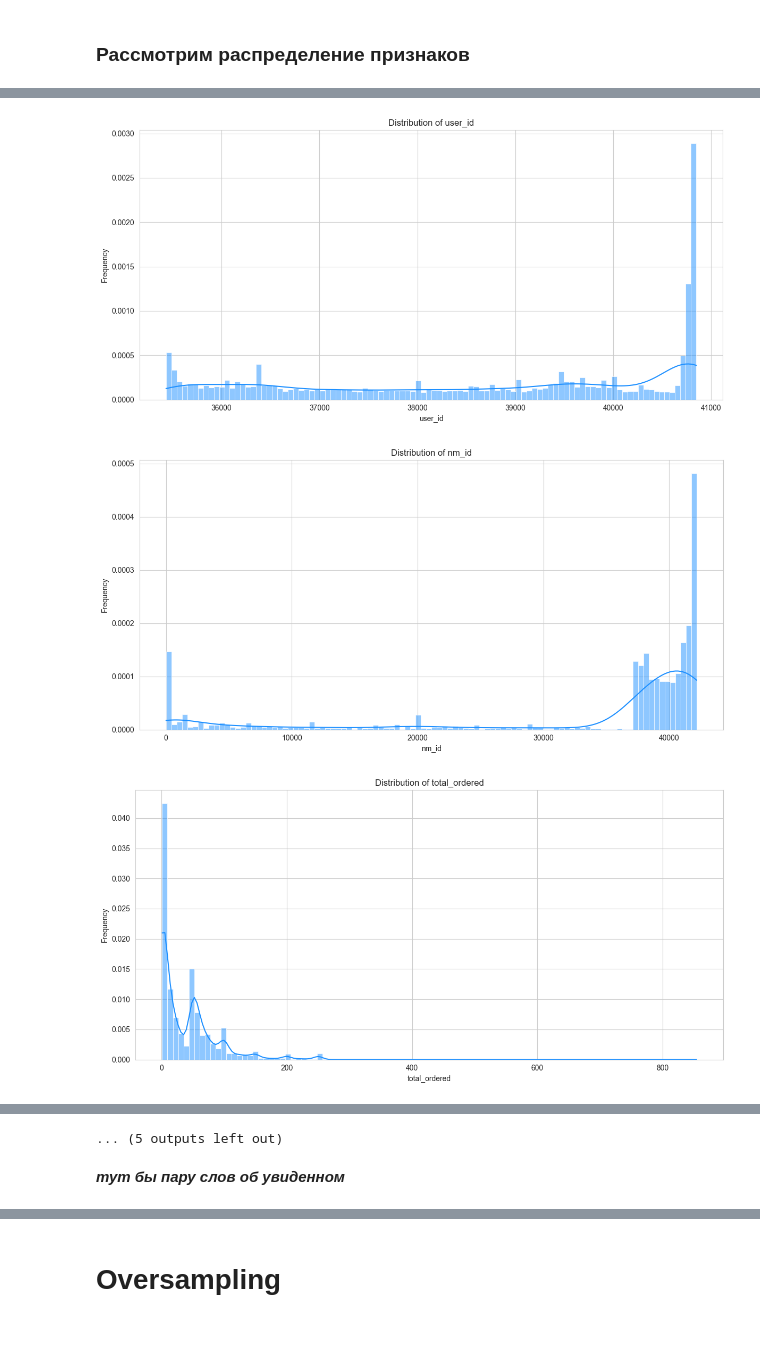
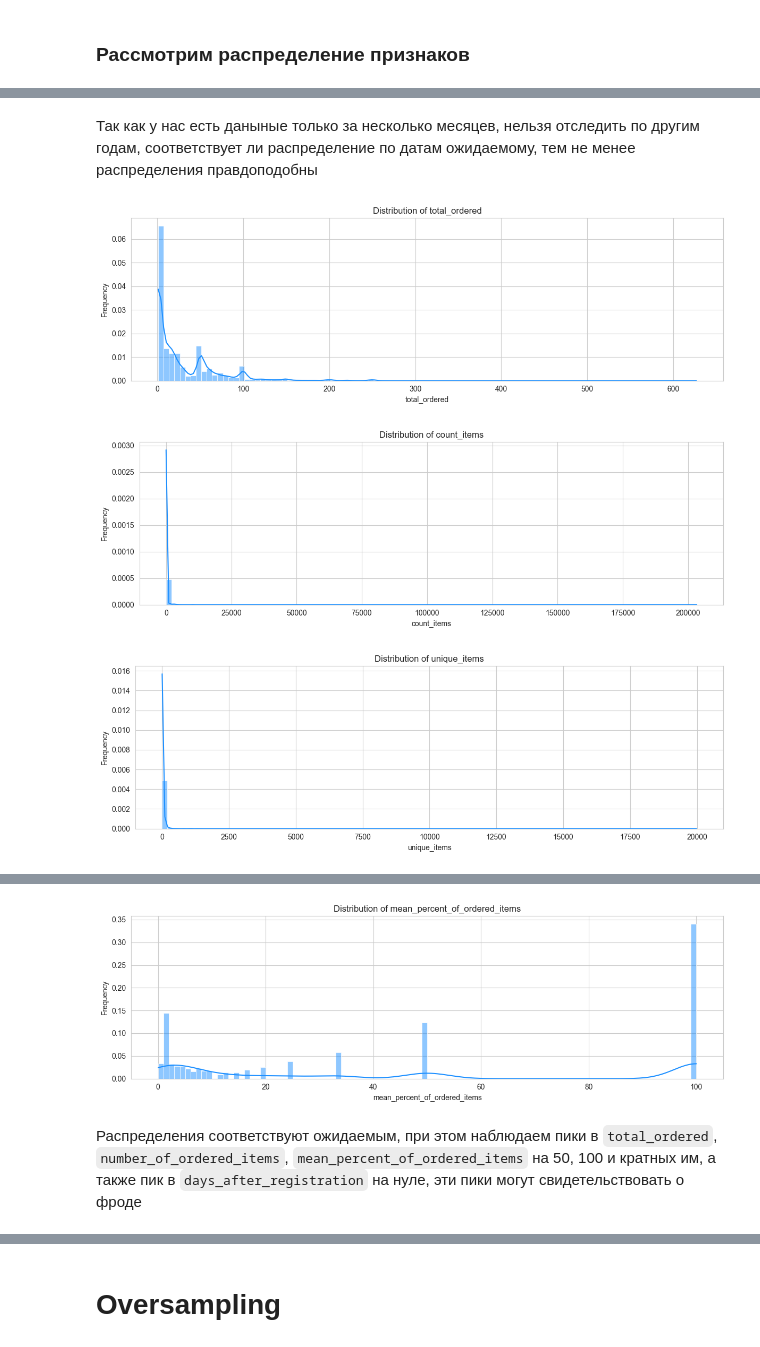
Before and after one commit to timu-ryan/wb-hackathon, a Jupyter notebook: ml/stock_detection.ipynb, the cells around one changed output, grey strips where cells are left out. Cells and saved outputs as stored; diff of their text form; code cells hidden in the pictures.

```diff
--- a/ml/stock_detection.ipynb
+++ b/ml/stock_detection.ipynb
@@ -111,15 +111,12 @@
 # %% [markdown]
 ### Рассмотрим распределение признаков
 # %%
-%matplotlib inline
 import pandas as pd
 import matplotlib.pyplot as plt
 import seaborn as sns
 import numpy as np
 
+data_train = pd.read_csv('./data/df_train.csv')
 
-data = pd.read_csv('./data/df_test.csv')
-# Distribution
-# Setting the style for the plots
-sns.set_style('whitegrid')
+display(data_train.head())
 # %% [output]
@@ -126,0 +173,3 @@ FileNotFoundError: [Errno 2] No such file or directory: './data/df_test.csv'
+# %%
+# Вызываем функцию для тренировочного датасета
+data_train = base_preprocess(data_train)
@@ -127,35 +222,34 @@ FileNotFoundError: [Errno 2] No such file or directory: './data/df_test.csv'
+# %% [markdown]
+Так как у нас есть даныные только за несколько месяцев, нельзя отследить по другим годам, соответствует ли распределение по датам ожидаемому, тем не менее распределения правдоподобны
 # %%
-# Filtering out numerical columns
-numerical_columns = data.select_dtypes(include=['float64', 'int64']).columns
+sns.set_style('whitegrid')
 
-# plt.figure(figsize=(20, 40)) # прошлый формат
+# Фильтруем категориальные и численные параметры и исключаем айди
+cat_columns = ["is_paid", "is_courier", "service", "payment_type"]
 
-# Plotting histograms for each numerical column
+numerical_columns = [
+    col for col in data_train.select_dtypes(include=['float64', 'int64']).columns
+    if ('id' not in col.lower()) and (col not in cat_columns) and (col != 'target')
+]
+
+# Строим для каждого гистограммы распределения
 for i, col in enumerate(numerical_columns, 1):
-
-    plt.figure(figsize=(12, 6))
-
-    # plt.subplot(len(numerical_columns), 1, i) # прошлый формат
-
+    plt.figure(figsize=(12, 4))
     sns.histplot(
-        data[col],
+        data_train[col],
         color='dodgerblue',
-        # bins='auto',  #из-за этого долго считается
         bins = 100,
         kde=True,
         edgecolor='white',
         linewidth=0.5,
-        stat='density' if data[col].nunique() > 20 else 'count'
+        stat='density' if data_train[col].nunique() > 20 else 'count'
     )
     plt.title(f'Distribution of {col}')
     plt.xlabel(col)
     plt.ylabel('Frequency')
     plt.tight_layout()
     plt.show()
-
-# plt.tight_layout() # прошлый формат
-# plt.show()
 # %% [output]
-[figure, old version]
+[figure, new version]
-[figure, old version]
+[figure, new version]
-[figure, old version]
+[figure, new version]
@@ -171,3 +265,3 @@ for i, col in enumerate(numerical_columns, 1):
-... (5 outputs left out)
+[figure, added]
 # %% [markdown]
-***тут бы пару слов об увиденном***
+Распределения соответствуют ожидаемым, при этом наблюдаем пики в `total_ordered`, `number_of_ordered_items`, `mean_percent_of_ordered_items` на 50, 100 и кратных им, а также пик в `days_after_registration` на нуле, эти пики могут свидетельствовать о фроде
```
Also changed, not shown: parts of 29 cells of this notebook, 1 other file.
